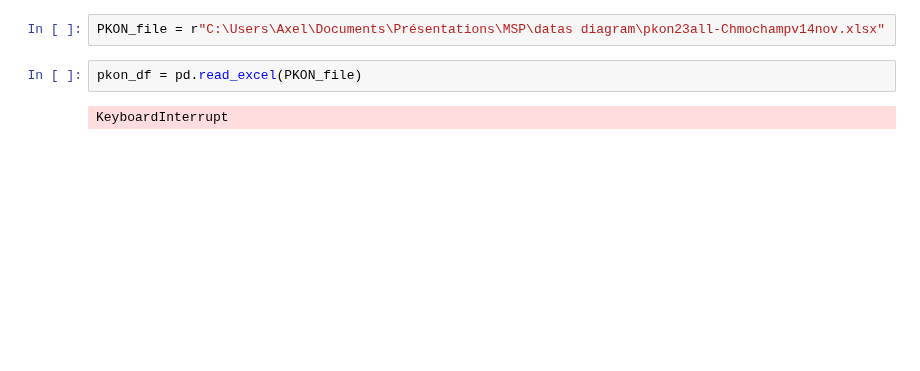
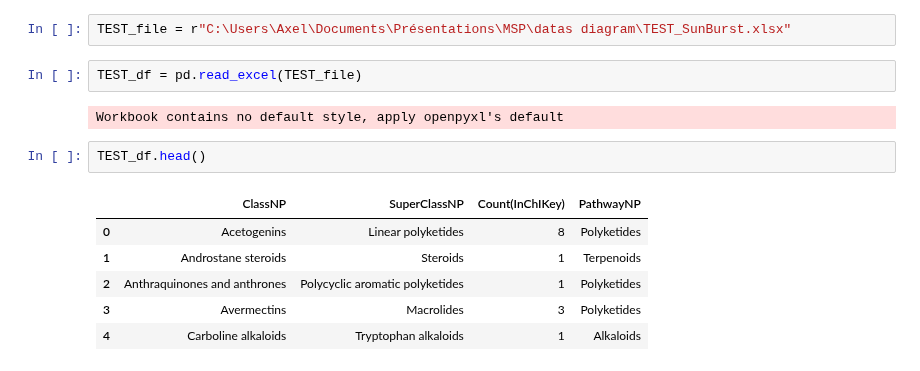
Before and after one commit to eMetaboHUB/FragHub, a Jupyter notebook: scripts/TOOLS/SunBurst_FragBank.ipynb, the cells around one changed output. Saved outputs shown, nothing was run; the diff lists cells and outputs as text; blank space fills up the shorter version.

```diff
--- a/scripts/TOOLS/SunBurst_FragBank.ipynb
+++ b/scripts/TOOLS/SunBurst_FragBank.ipynb
@@ -4,6 +112,15 @@ import pandas as pd
 # %%
-PKON_file = r"C:\Users\Axel\Documents\Présentations\MSP\datas diagram\pkon23all-Chmochampv14nov.xlsx"
+TEST_file = r"C:\Users\Axel\Documents\Présentations\MSP\datas diagram\TEST_SunBurst.xlsx"
 # %%
-pkon_df = pd.read_excel(PKON_file)
+TEST_df = pd.read_excel(TEST_file)
 # %% [output]
-KeyboardInterrupt
+Workbook contains no default style, apply openpyxl's default
+# %%
+TEST_df.head()
+# %% [output]
+|  | ClassNP | SuperClassNP | Count(InChIKey) | PathwayNP |
+| 0 | Acetogenins | Linear polyketides | 8 | Polyketides |
+| 1 | Androstane steroids | Steroids | 1 | Terpenoids |
+| 2 | Anthraquinones and anthrones | Polycyclic aromatic polyketides | 1 | Polyketides |
+| 3 | Avermectins | Macrolides | 3 | Polyketides |
+| 4 | Carboline alkaloids | Tryptophan alkaloids | 1 | Alkaloids |
```
Also changed, not shown: parts of 11 cells of this notebook, 1 other file.
